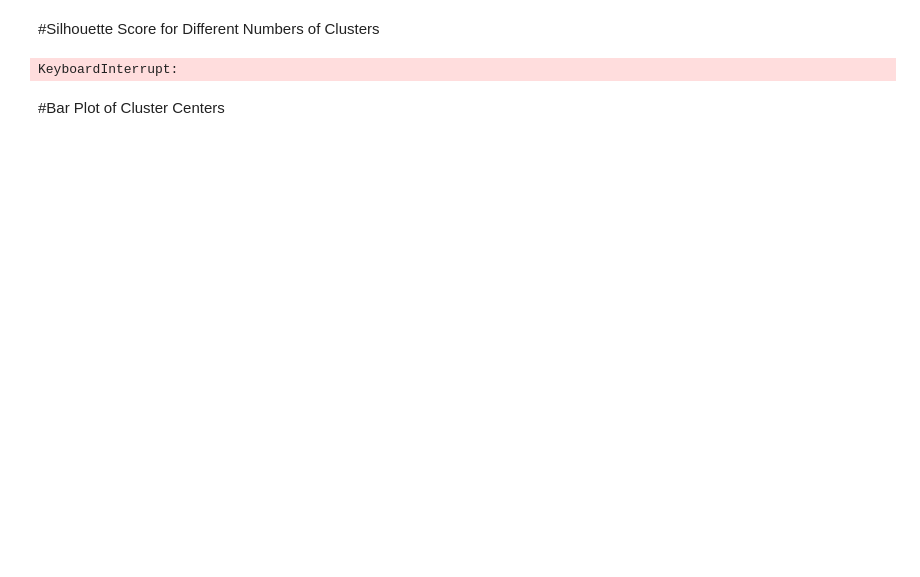
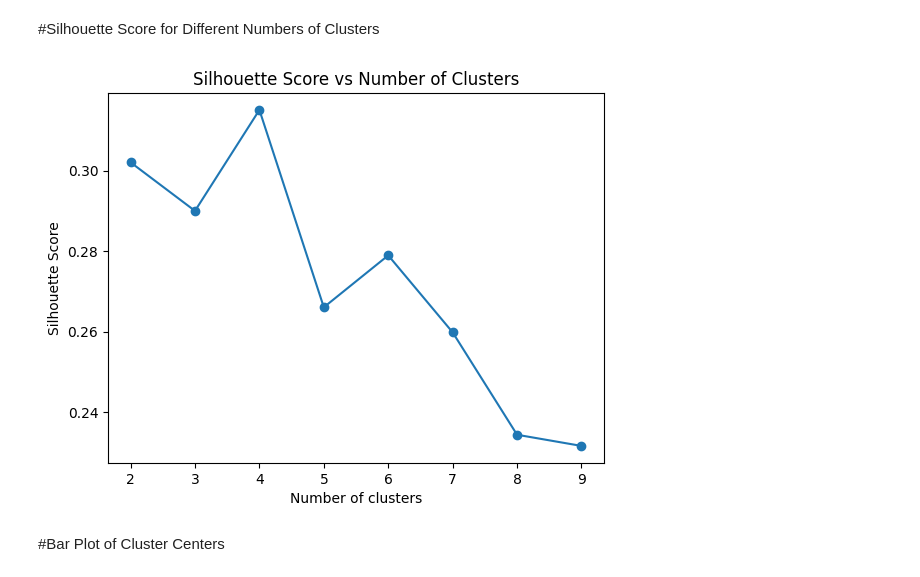
Before and after one commit to maryclareok/3classesfireandsmoke, a Jupyter notebook: sosesworkmay2024.ipynb, the cells around one changed output. Saved outputs shown, nothing was run; the diff lists cells and outputs as text; code cells hidden in the pictures; blank space fills up the shorter version.

```diff
--- a/sosesworkmay2024.ipynb
+++ b/sosesworkmay2024.ipynb
@@ -303,22 +304,32 @@ plt.show()
 #Silhouette Score for Different Numbers of Clusters
 # %%
 from sklearn.metrics import silhouette_score
+from sklearn.cluster import KMeans
+import numpy as np
+import matplotlib.pyplot as plt
 
 silhouette_scores = []
 cluster_range = range(2, 10)  # Adjust based on your requirements
+sample_size = 10000  # Adjust based on your requirements
 
 for n_clusters in cluster_range:
     kmeans = KMeans(n_clusters=n_clusters)
     kmeans.fit(X_encoded)
-    silhouette_scores.append(silhouette_score(X_encoded, kmeans.labels_))
+
+    # Create a random sample of the data
+    sample_indices = np.random.choice(np.arange(X_encoded.shape[0]), size=sample_size, replace=False)
+    X_sample = X_encoded[sample_indices]
+    labels_sample = kmeans.labels_[sample_indices]
+
+    silhouette_scores.append(silhouette_score(X_sample, labels_sample, n_jobs=-1))
 
 plt.plot(cluster_range, silhouette_scores, marker='o')
 plt.xlabel('Number of clusters')
 plt.ylabel('Silhouette Score')
 plt.title('Silhouette Score vs Number of Clusters')
 plt.show()
 # %% [output]
-KeyboardInterrupt:
+[figure, added]
 # %% [markdown]
 #Bar Plot of Cluster Centers
 # %%
```
Also changed, not shown: parts of 30 cells of this notebook.
